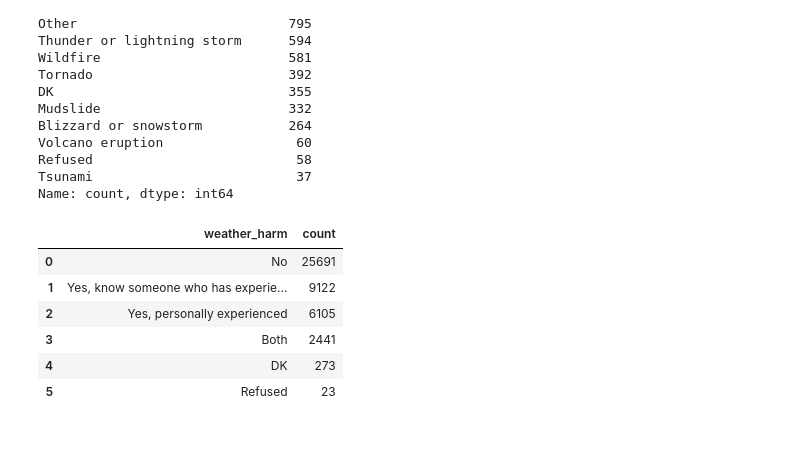
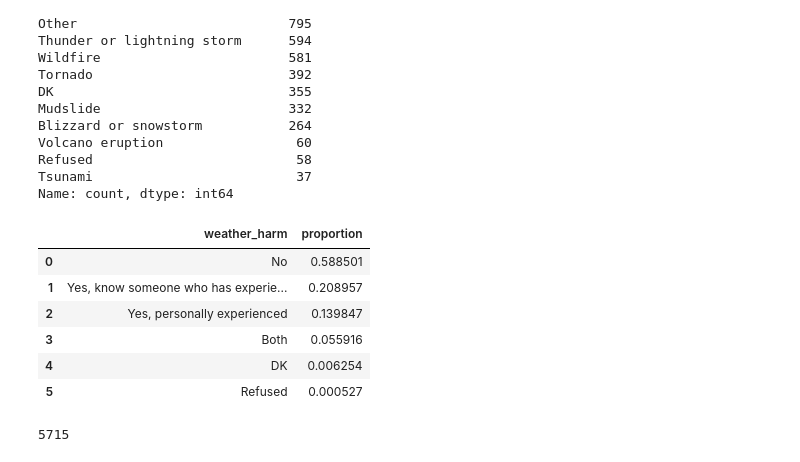
Before and after one commit to eemchadwick/natural_disasters, a Jupyter notebook: notebooks/natural disasters.ipynb, the cells around one changed output. Saved outputs shown, nothing was run; the diff lists cells and outputs as text; code cells hidden in the pictures.

```diff
--- a/notebooks/natural disasters.ipynb
+++ b/notebooks/natural disasters.ipynb
@@ -2230,11 +2313,17 @@ survey.to_csv(r'C:\Users\emily\Documents\NSS_Analytics_Bootcamp\capstone\natural
 # %%
 #of these people who are 'very worried', how many experienced harm (past 2 yrs)?
-very_worried['weather_harm'].value_counts().reset_index()
+very_worried['weather_harm'].value_counts(normalize=True).reset_index()
 # %% [output]
-|  | weather_harm | count |
-| 0 | No | 25691 |
-| 1 | Yes, know someone who has experie... | 9122 |
-| 2 | Yes, personally experienced | 6105 |
-| 3 | Both | 2441 |
-| 4 | DK | 273 |
-| 5 | Refused | 23 |
+|  | weather_harm | proportion |
+| 0 | No | 0.588501 |
+| 1 | Yes, know someone who has experie... | 0.208957 |
+| 2 | Yes, personally experienced | 0.139847 |
+| 3 | Both | 0.055916 |
+| 4 | DK | 0.006254 |
+| 5 | Refused | 0.000527 |
+# %%
+#of these people who are 'very worried', how many experienced disaster and had harm?
+
+(very_worried[(very_worried['disaster_exp']== 'Yes') & ((very_worried['weather_harm']=='Yes, personally experienced') | (very_worried['weather_harm']=='Both'))]).WPID_RANDOM.count()
+# %% [output]
+5715
```
Also changed, not shown: parts of 48 cells of this notebook, 1 other file.
